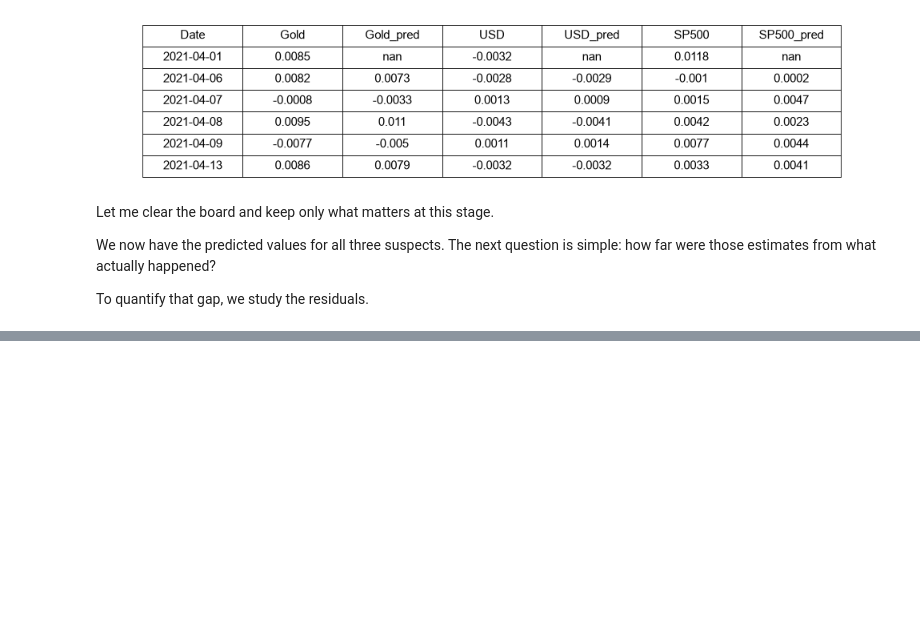
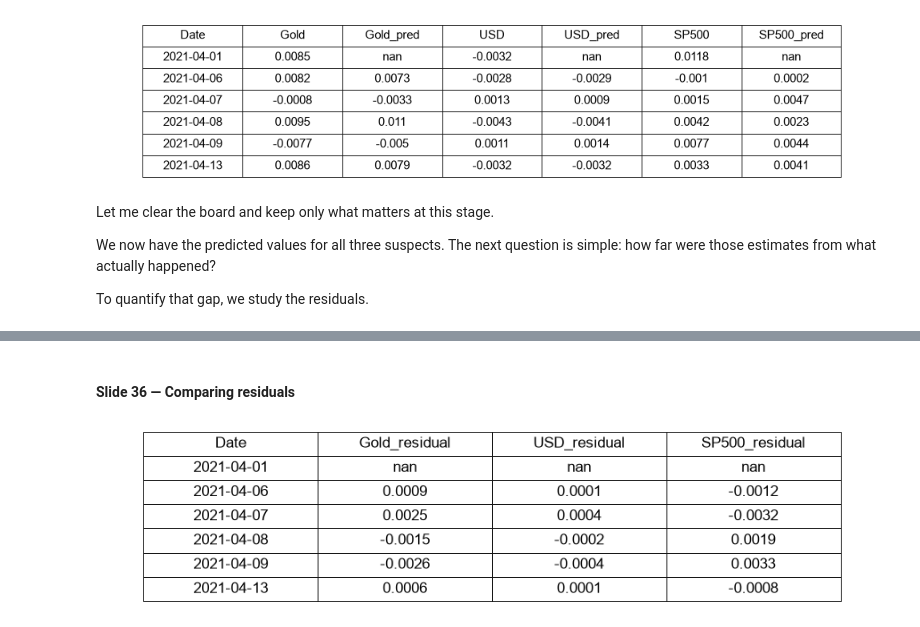
Before and after one commit to Bloodphilic/AlgoStalk, a Jupyter notebook: course/TimeSeries/VAR/code/VAR_Concepts_Investigation.ipynb, the cells around one changed output, grey strips where cells are left out. Cells and saved outputs as stored; diff of their text form; code cells hidden in the pictures; blank space fills up the shorter version.

```diff
--- a/course/TimeSeries/VAR/code/VAR_Concepts_Investigation.ipynb
+++ b/course/TimeSeries/VAR/code/VAR_Concepts_Investigation.ipynb
@@ -936,0 +975,12 @@ To quantify that gap, we study the residuals.
+# %% [markdown]
+#### Slide 36 — Comparing residuals
+# %%
+residuals_only = residual_table[[
+    "Date",
+    "Gold_residual",
+    "USD_residual",
+    "SP500_residual",
+]]
+display_table(residuals_only.round(4), fontsize=12, figsize=(9, 2.2))
+# %% [output]
+[figure, added]
```
Also changed, not shown: parts of 30 cells of this notebook, 5 other files.
